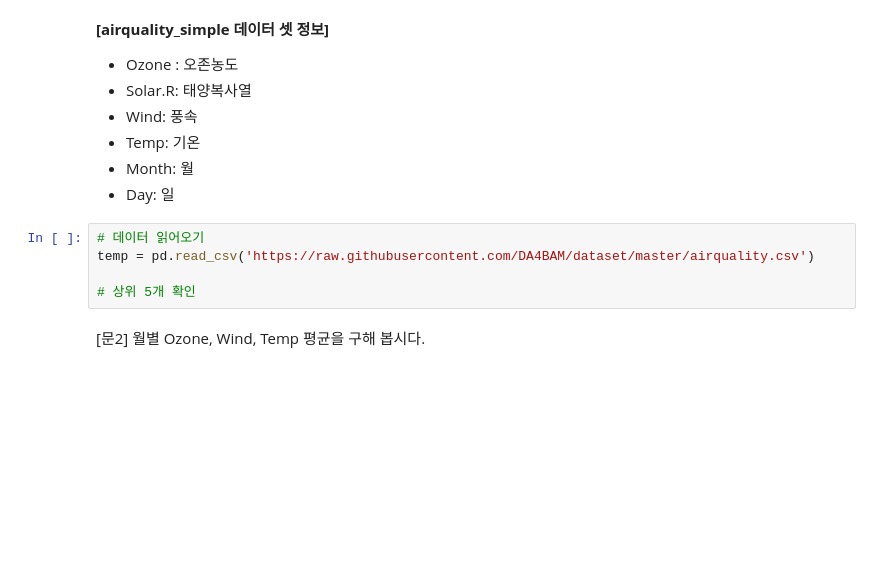
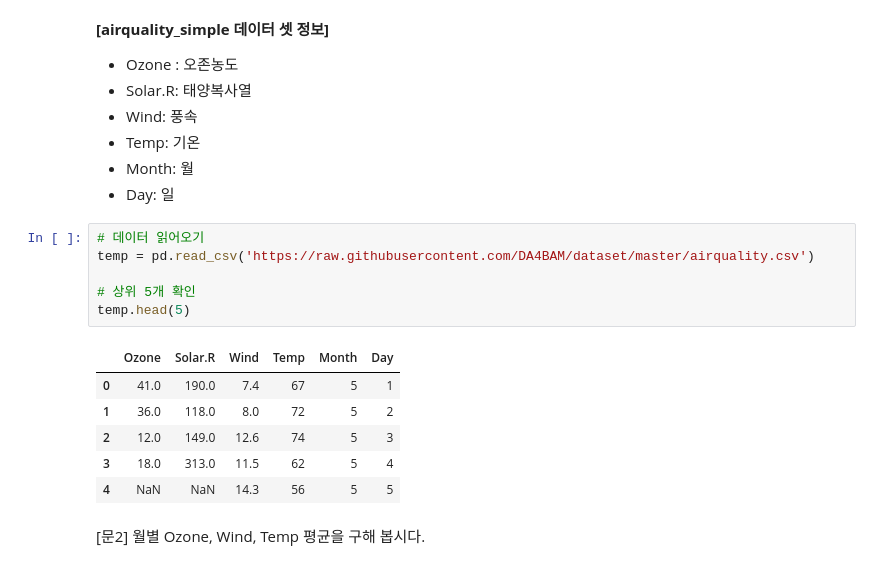
Before and after one commit to op-6160/AIVLE, a Jupyter notebook: 0206_python_library/학생용/03 - 판다스 데이터프레임 조회 및 집계.ipynb, the cells around one changed output. Drawn from its saved outputs; the diff is of its cells as text; blank space fills up the shorter version.

```diff
--- a/0206_python_library/학생용/03 - 판다스 데이터프레임 조회 및 집계.ipynb
+++ b/0206_python_library/학생용/03 - 판다스 데이터프레임 조회 및 집계.ipynb
@@ -434,7 +488,15 @@ data_agg
 # %%
 # 데이터 읽어오기
 temp = pd.read_csv('https://raw.githubusercontent.com/DA4BAM/dataset/master/airquality.csv')
 
 # 상위 5개 확인
+temp.head(5)
+# %% [output]
+|  | Ozone | Solar.R | Wind | Temp | Month | Day |
+| 0 | 41.0 | 190.0 | 7.4 | 67 | 5 | 1 |
+| 1 | 36.0 | 118.0 | 8.0 | 72 | 5 | 2 |
+| 2 | 12.0 | 149.0 | 12.6 | 74 | 5 | 3 |
+| 3 | 18.0 | 313.0 | 11.5 | 62 | 5 | 4 |
+| 4 | NaN | NaN | 14.3 | 56 | 5 | 5 |
 # %% [markdown]
 [문2] 월별 Ozone, Wind, Temp 평균을 구해 봅시다.
```
Also changed, not shown: parts of 13 cells of this notebook.
